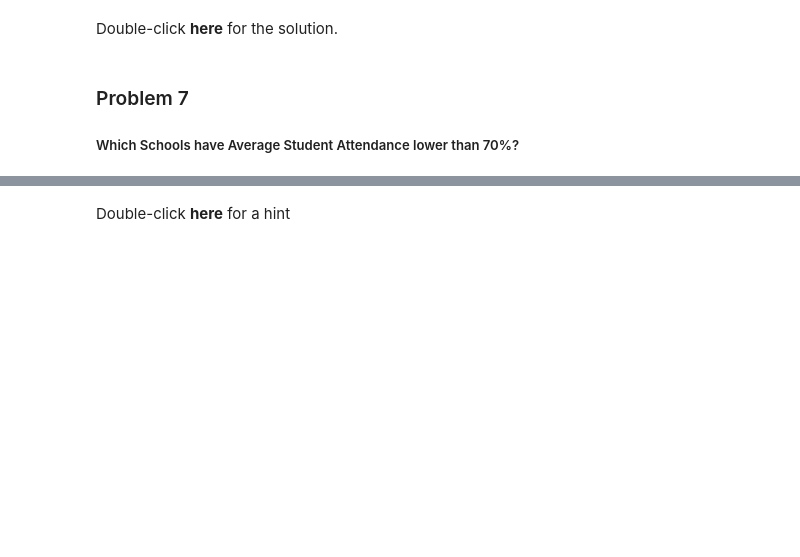
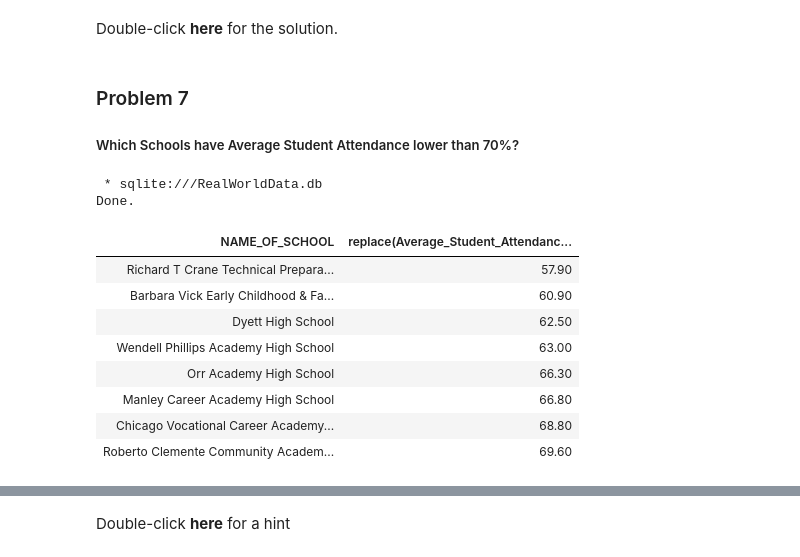
Before and after one commit to lovecode2020/SQL, a Jupyter notebook: DB0201EN-Week4-1-1-RealDataPractice-v5_sqllite_Solution.ipynb, the cells around one changed output, grey strips where cells are left out. Saved outputs shown, nothing was run; the diff lists cells and outputs as text; code cells hidden in the pictures; blank space fills up the shorter version.

```diff
--- a/DB0201EN-Week4-1-1-RealDataPractice-v5_sqllite_Solution.ipynb
+++ b/DB0201EN-Week4-1-1-RealDataPractice-v5_sqllite_Solution.ipynb
@@ -409,3 +425,21 @@ Double-click **here** for the solution.
 ### Problem 7
 
 ##### Which Schools have Average Student Attendance lower than 70%?
+# %%
+%%sql
+select NAME_OF_SCHOOL, replace(Average_Student_Attendance,'%','')
+from CHICAGO_PUBLIC_SCHOOLS_DATA
+where Average_Student_Attendance < 70
+order by Average_Student_Attendance
+# %% [output]
+ * sqlite:///RealWorldData.db
+Done.
+| NAME_OF_SCHOOL | replace(Average_Student_Attendanc... |
+| Richard T Crane Technical Prepara... | 57.90 |
+| Barbara Vick Early Childhood & Fa... | 60.90 |
+| Dyett High School | 62.50 |
+| Wendell Phillips Academy High School | 63.00 |
+| Orr Academy High School | 66.30 |
+| Manley Career Academy High School | 66.80 |
+| Chicago Vocational Career Academy... | 68.80 |
+| Roberto Clemente Community Academ... | 69.60 |
```
Also changed, not shown: parts of 13 cells of this notebook, 4 other files.
